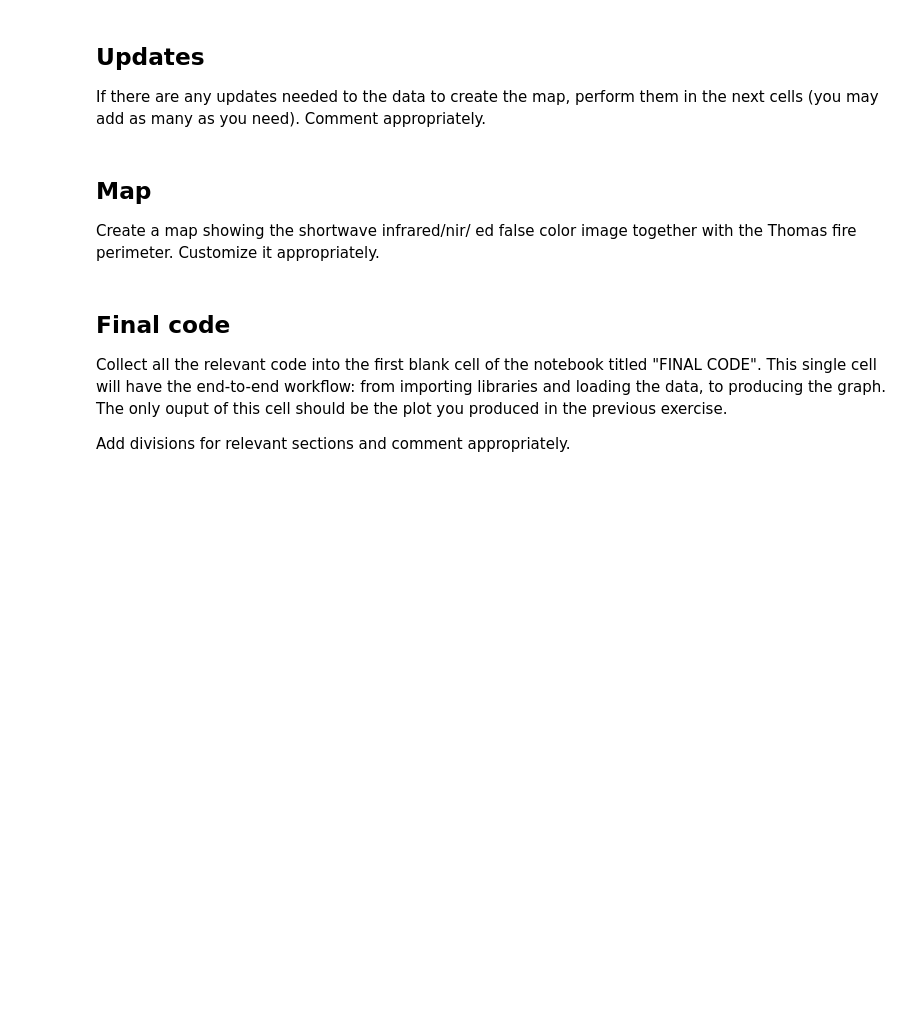
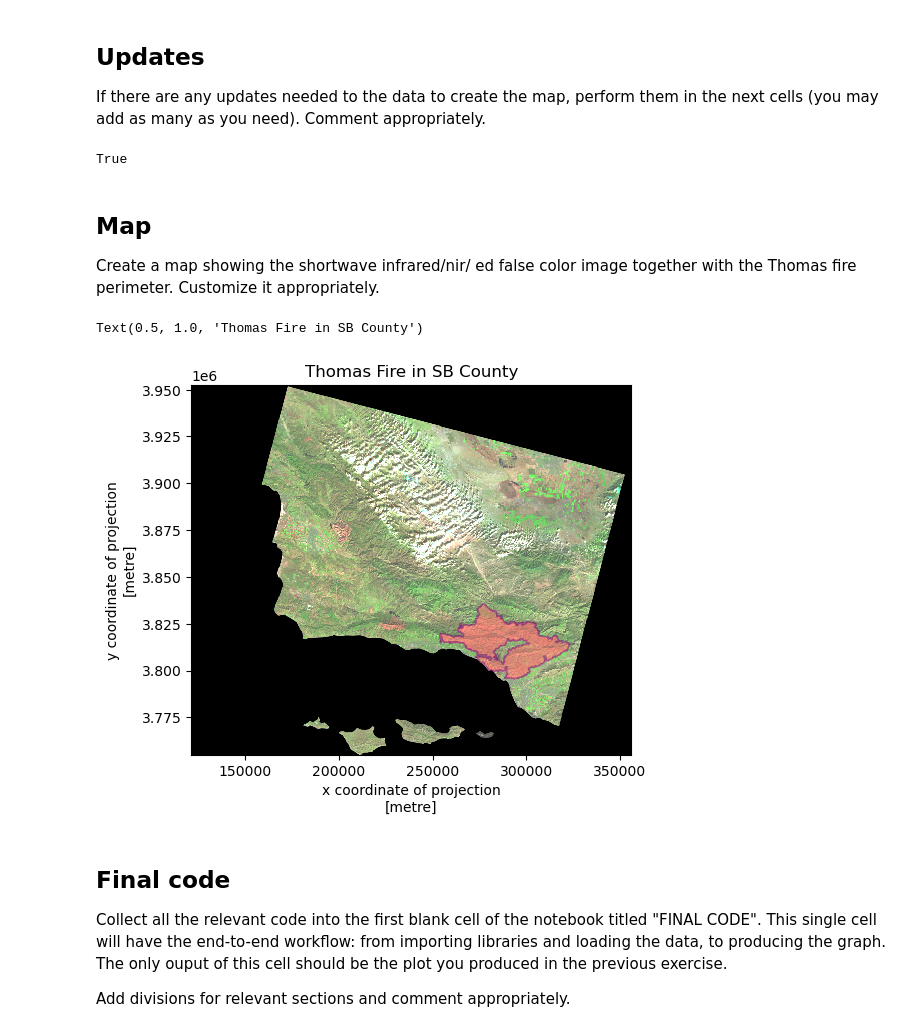
Before and after one commit to lchenhub/eds220-hwk-4, a Jupyter notebook: hwk4-task2-false-color.ipynb, the cells around one changed output. Saved outputs shown, nothing was run; the diff lists cells and outputs as text; code cells hidden in the pictures; blank space fills up the shorter version.

```diff
--- a/hwk4-task2-false-color.ipynb
+++ b/hwk4-task2-false-color.ipynb
@@ -199,10 +202,27 @@ Comment appropriately.
+# %%
+landsat.rio.crs == fire.crs
+# %% [output]
+True
 # %% [markdown]
 ## Map
 
 Create a map showing the shortwave infrared/nir/ ed false color image together with the Thomas fire perimeter.
 Customize it appropriately.
 # %%
-# your code here
+# plot
+fig, ax = plt.subplots()
+
+#-----------------------------------------------------
+# plot Thomas fire on top of the landsat plot by plotting landsat first, then thomas
+landsat[['swir22', 'nir08', 'red']].to_array().plot.imshow(robust = True)
+
+thomas.plot(ax=ax, color = 'salmon', alpha = 0.5, edgecolor = 'purple')
+
+#set title name
+ax.set_title('Thomas Fire in SB County', fontsize=12)
+# %% [output]
+Text(0.5, 1.0, 'Thomas Fire in SB County')
+[figure, added]
 # %% [markdown]
 ## Final code
 
```
Also changed, not shown: parts of 2 cells of this notebook.
